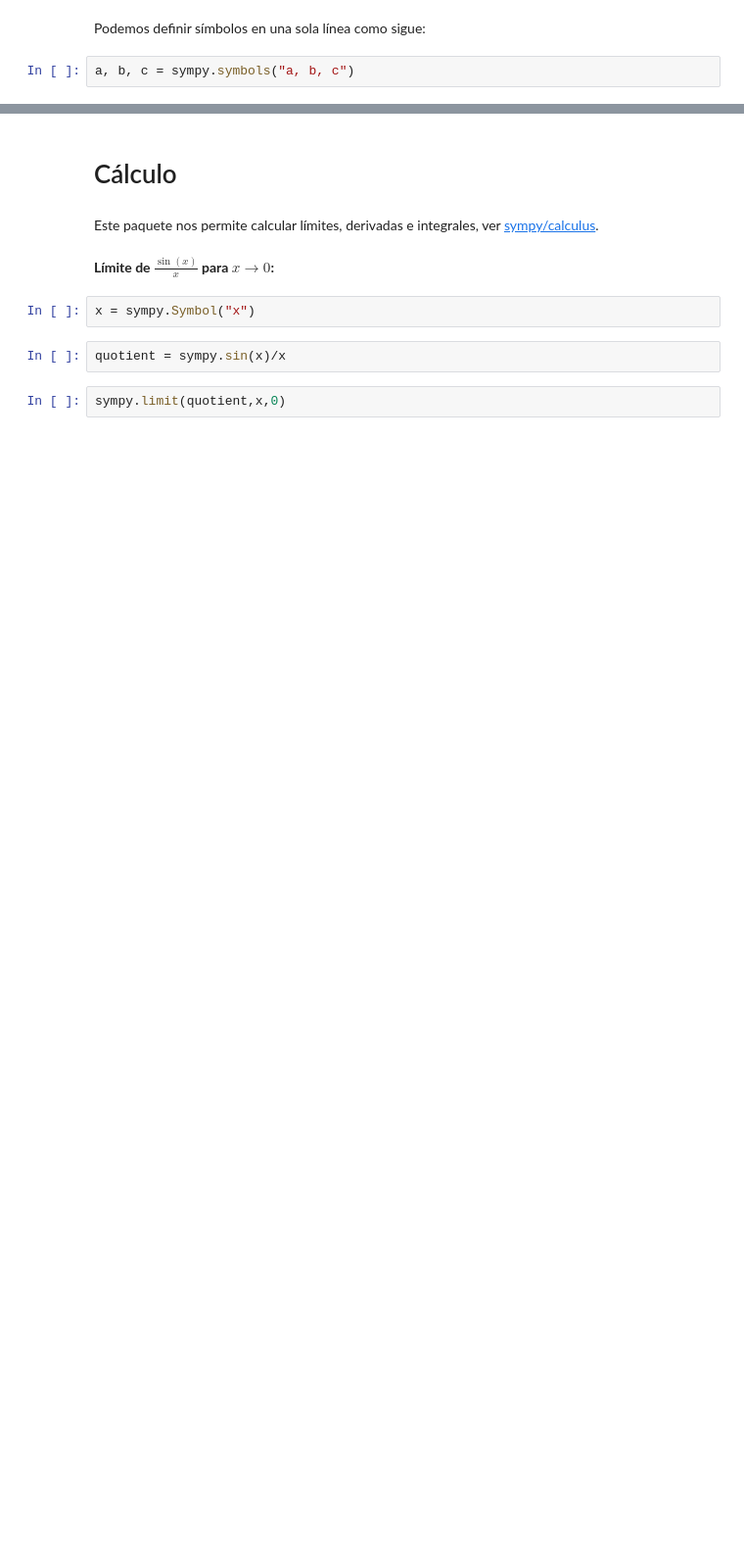
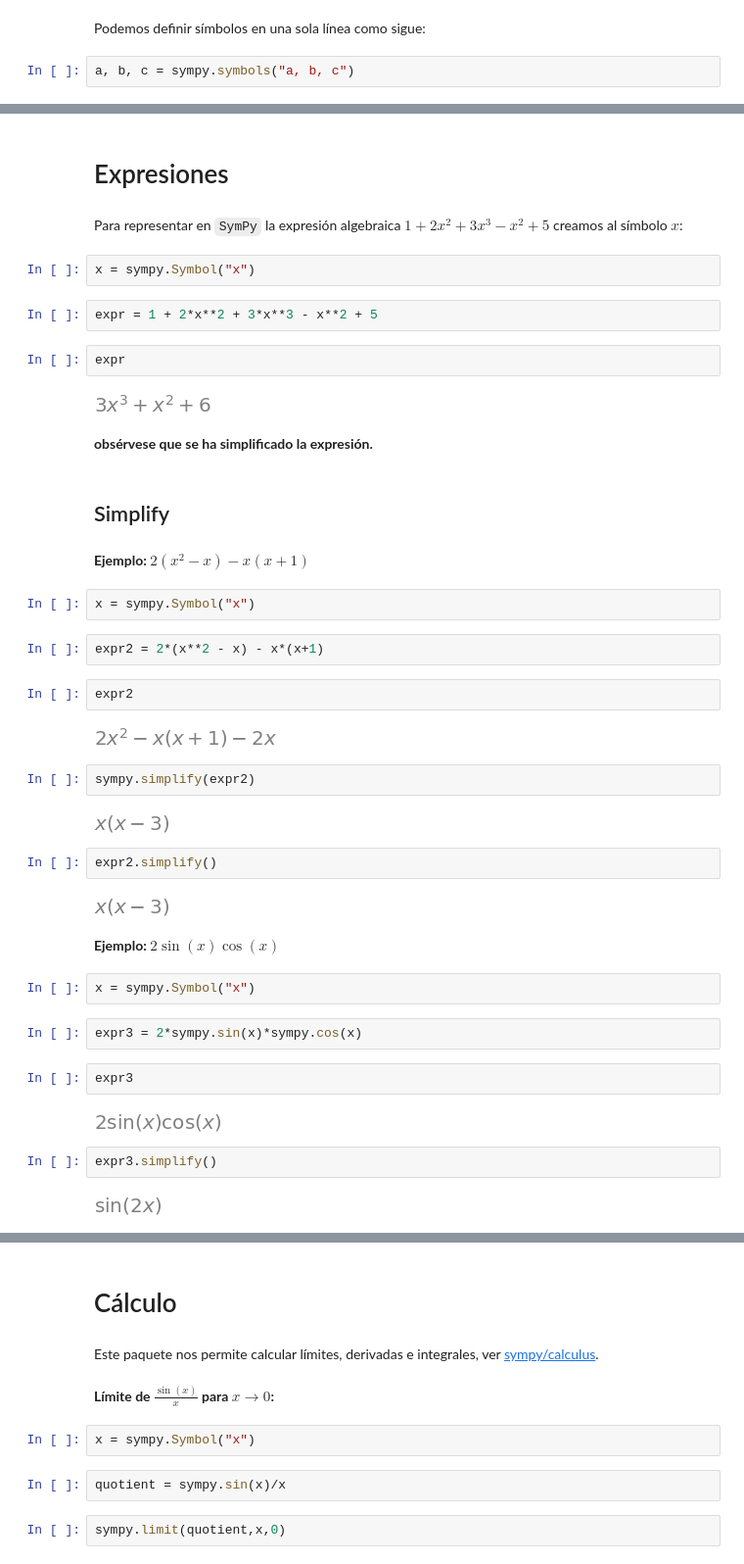
Before and after one commit to palmoreck/laboratorios, a Jupyter notebook: introduccion/1_SymPy.ipynb, the cells around one changed output, grey strips where cells are left out. Shown at 98% size. Drawn from its saved outputs; the diff is of its cells as text; blank space fills up the shorter version.

Commit message:
more examples of sympy

```diff
--- a/introduccion/1_SymPy.ipynb
+++ b/introduccion/1_SymPy.ipynb
@@ -75,0 +80,48 @@ $\displaystyle b$
+# %% [markdown]
+# Expresiones
+# %% [markdown]
+Para representar en `SymPy` la expresión algebraica $1 + 2x^2 + 3x^3 - x^2 + 5$ creamos al símbolo $x$:
+# %%
+x = sympy.Symbol("x")
+# %%
+expr = 1 + 2*x**2 + 3*x**3 - x**2 + 5
+# %%
+expr
+# %% [output]
+[figure, added]
+# %% [markdown]
+**obsérvese que se ha simplificado la expresión.**
+# %% [markdown]
+## Simplify
+# %% [markdown]
+**Ejemplo: $2(x^2 -x) -x(x+1)$**
+# %%
+x = sympy.Symbol("x")
+# %%
+expr2 = 2*(x**2 - x) - x*(x+1)
+# %%
+expr2
+# %% [output]
+[figure, added]
+# %%
+sympy.simplify(expr2)
+# %% [output]
+[figure, added]
+# %%
+expr2.simplify()
+# %% [output]
+[figure, added]
+# %% [markdown]
+**Ejemplo: $2\sin(x)\cos(x)$**
+# %%
+x = sympy.Symbol("x")
+# %%
+expr3 = 2*sympy.sin(x)*sympy.cos(x)
+# %%
+expr3
+# %% [output]
+[figure, added]
+# %%
+expr3.simplify()
+# %% [output]
+[figure, added]
```
Also changed, not shown: parts of 28 cells of this notebook, 3 other files.
